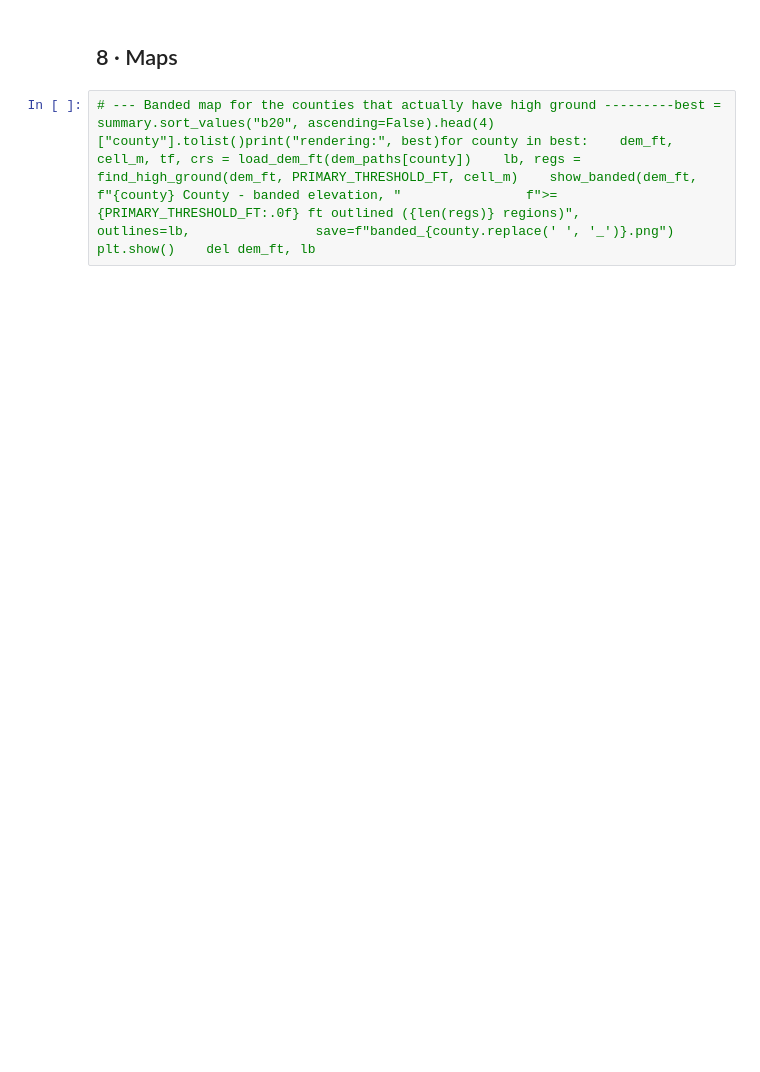
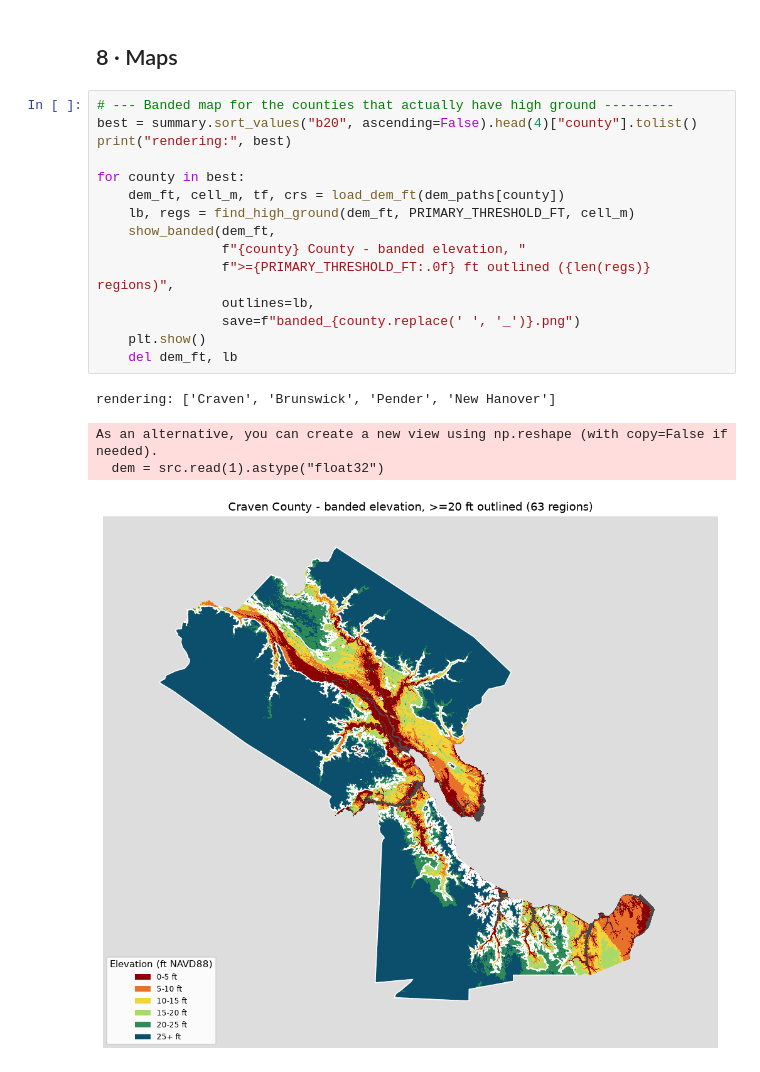
Before and after one commit to bcomeyes/virginia_property_elevation_analysis, a Jupyter notebook: nc_highground.ipynb, the cells around one changed output. Cells and saved outputs as stored; diff of their text form; blank space fills up the shorter version.

```diff
--- a/nc_highground.ipynb
+++ b/nc_highground.ipynb
@@ -39,4 +505,22 @@ import os, json, warningsfrom pathlib import Pathimport numpy as npimport pandas
 # %% [markdown]
 ## 8 · Maps
 # %%
-# --- Banded map for the counties that actually have high ground ---------best = summary.sort_values("b20", ascending=False).head(4)["county"].tolist()print("rendering:", best)for county in best:    dem_ft, cell_m, tf, crs = load_dem_ft(dem_paths[county])    lb, regs = find_high_ground(dem_ft, PRIMARY_THRESHOLD_FT, cell_m)    show_banded(dem_ft,                f"{county} County - banded elevation, "                f">={PRIMARY_THRESHOLD_FT:.0f} ft outlined ({len(regs)} regions)",                outlines=lb,                save=f"banded_{county.replace(' ', '_')}.png")    plt.show()    del dem_ft, lb
+# --- Banded map for the counties that actually have high ground ---------
+best = summary.sort_values("b20", ascending=False).head(4)["county"].tolist()
+print("rendering:", best)
+
+for county in best:
+    dem_ft, cell_m, tf, crs = load_dem_ft(dem_paths[county])
+    lb, regs = find_high_ground(dem_ft, PRIMARY_THRESHOLD_FT, cell_m)
+    show_banded(dem_ft,
+                f"{county} County - banded elevation, "
+                f">={PRIMARY_THRESHOLD_FT:.0f} ft outlined ({len(regs)} regions)",
+                outlines=lb,
+                save=f"banded_{county.replace(' ', '_')}.png")
+    plt.show()
+    del dem_ft, lb
+# %% [output]
+rendering: ['Craven', 'Brunswick', 'Pender', 'New Hanover']
+As an alternative, you can create a new view using np.reshape (with copy=False if needed).
+  dem = src.read(1).astype("float32")
+[figure, added]
```
Also changed, not shown: parts of 12 cells of this notebook, 2 other files.
